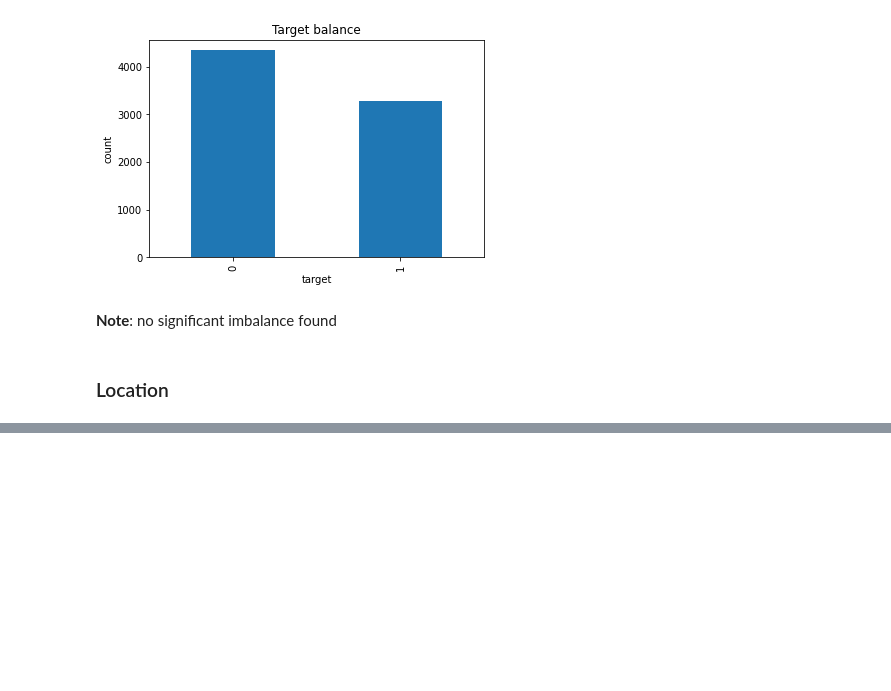
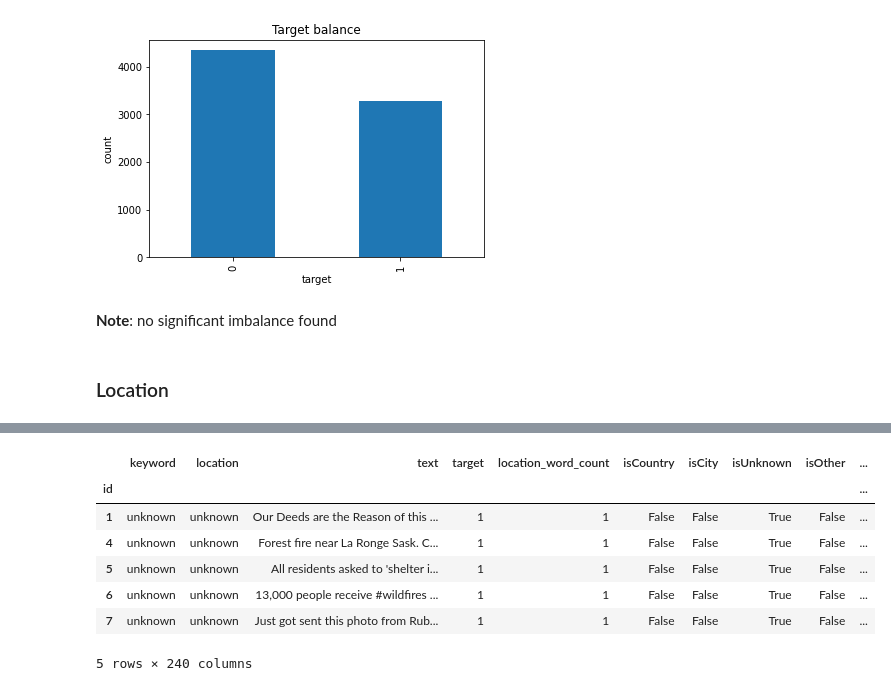
Before and after one commit to akrasnov87/natural-language-processing-with-disaster-tweets, a Jupyter notebook: main.ipynb, the cells around one changed output, grey strips where cells are left out. Cells and saved outputs as stored; diff of their text form; code cells hidden in the pictures; blank space fills up the shorter version.

```diff
--- a/main.ipynb
+++ b/main.ipynb
@@ -136,0 +184,19 @@ df[~df['keyword'].isna()].head()
+# %%
+# get unique keywords
+keywords = []
+
+def iter_keyword(txt):
+    txt = txt.lower()
+    word_tokens = txt.split('%20')
+
+    if len(word_tokens) == 3:
+        keywords.append(txt.replace('%20', ' '))
+    else:
+        for word in word_tokens:
+            keywords.append(word)
+
+df['keyword'].apply(iter_keyword)
+
+keywords = list(set(keywords))
+# %%
+df.loc[:, keywords] = np.zeros((len(keywords)), dtype=int)
@@ -136,0 +211,11 @@ df[~df['keyword'].isna()].head()
+# %%
+df.head()
+# %% [output]
+|  | keyword | location | text | target | location_word_count | isCountry | isCity | isUnknown | isOther | ... |
+| id |  |  |  |  |  |  |  |  |  | ... |
+| 1 | unknown | unknown | Our Deeds are the Reason of this ... | 1 | 1 | False | False | True | False | ... |
+| 4 | unknown | unknown | Forest fire near La Ronge Sask. C... | 1 | 1 | False | False | True | False | ... |
+| 5 | unknown | unknown | All residents asked to 'shelter i... | 1 | 1 | False | False | True | False | ... |
+| 6 | unknown | unknown | 13,000 people receive #wildfires ... | 1 | 1 | False | False | True | False | ... |
+| 7 | unknown | unknown | Just got sent this photo from Rub... | 1 | 1 | False | False | True | False | ... |
+5 rows × 240 columns
```
Also changed, not shown: parts of 30 cells of this notebook, 2 other files.
